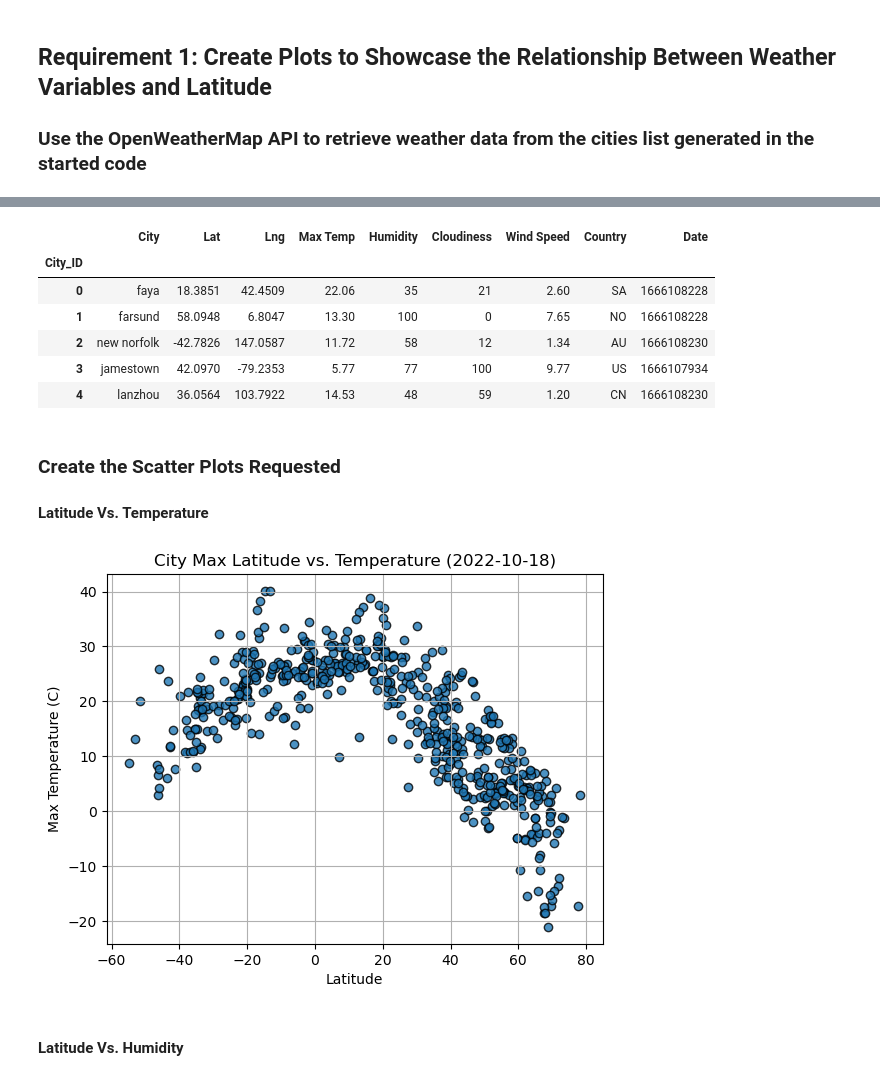
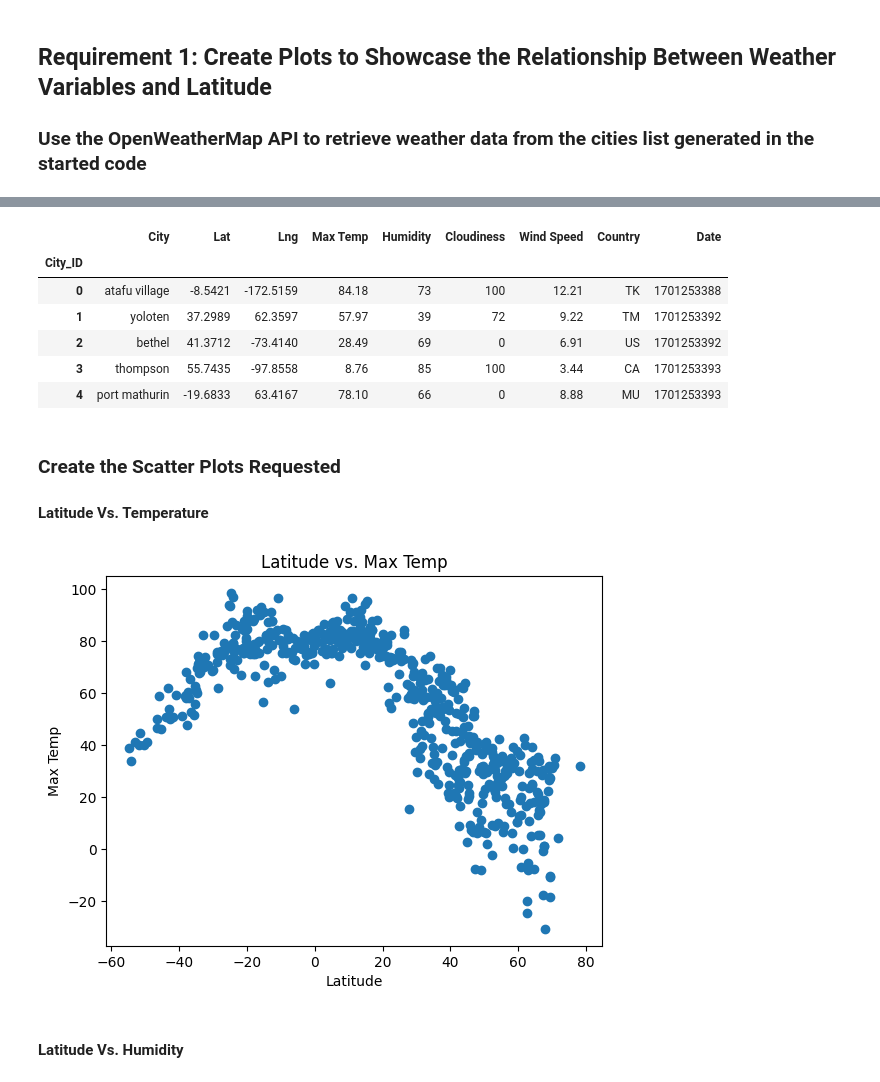
Before and after one commit to xaddriana/python-api-challenge, a Jupyter notebook: Starter_Code-3/starter_code/WeatherPy.ipynb, the cells around one changed output, grey strips where cells are left out. Cells and saved outputs as stored; diff of their text form; code cells hidden in the pictures.

```diff
--- a/Starter_Code-3/starter_code/WeatherPy.ipynb
+++ b/Starter_Code-3/starter_code/WeatherPy.ipynb
@@ -172,35 +200,37 @@ city_data_df.to_csv("output_data/cities.csv", index_label="City_ID")
 # %%
 # Read saved data
-city_data_df = pd.read_csv("output_data/cities.csv", index_col="City_ID")
+city_data_df = pd.read_csv("../output_data/cities.csv", index_col="City_ID")
 
 # Display sample data
 city_data_df.head()
 # %% [output]
 |  | City | Lat | Lng | Max Temp | Humidity | Cloudiness | Wind Speed | Country | Date |
 | City_ID |  |  |  |  |  |  |  |  |  |
-| 0 | faya | 18.3851 | 42.4509 | 22.06 | 35 | 21 | 2.60 | SA | 1666108228 |
-| 1 | farsund | 58.0948 | 6.8047 | 13.30 | 100 | 0 | 7.65 | NO | 1666108228 |
-| 2 | new norfolk | -42.7826 | 147.0587 | 11.72 | 58 | 12 | 1.34 | AU | 1666108230 |
-| 3 | jamestown | 42.0970 | -79.2353 | 5.77 | 77 | 100 | 9.77 | US | 1666107934 |
-| 4 | lanzhou | 36.0564 | 103.7922 | 14.53 | 48 | 59 | 1.20 | CN | 1666108230 |
+| 0 | atafu village | -8.5421 | -172.5159 | 84.18 | 73 | 100 | 12.21 | TK | 1701253388 |
+| 1 | yoloten | 37.2989 | 62.3597 | 57.97 | 39 | 72 | 9.22 | TM | 1701253392 |
+| 2 | bethel | 41.3712 | -73.4140 | 28.49 | 69 | 0 | 6.91 | US | 1701253392 |
+| 3 | thompson | 55.7435 | -97.8558 | 8.76 | 85 | 100 | 3.44 | CA | 1701253393 |
+| 4 | port mathurin | -19.6833 | 63.4167 | 78.10 | 66 | 0 | 8.88 | MU | 1701253393 |
 # %% [markdown]
 ### Create the Scatter Plots Requested
 
 #### Latitude Vs. Temperature
 # %%
 # Build scatter plot for latitude vs. temperature
-# YOUR CODE HERE
+plt.scatter(city_data_df["Lat"], city_data_df["Max Temp"])
 
 # Incorporate the other graph properties
-# YOUR CODE HERE
+plt.title('Latitude vs. Max Temp')
+plt.xlabel('Latitude')
+plt.ylabel('Max Temp')
 
 # Save the figure
-plt.savefig("output_data/Fig1.png")
+plt.savefig("../output_data/Fig1.png")
 
 # Show plot
 plt.show()
 # %% [output]
-[figure, old version]
+[figure, new version]
 # %% [markdown]
 #### Latitude Vs. Humidity
 # %%
```
Also changed, not shown: parts of 35 cells of this notebook, 9 other files.
